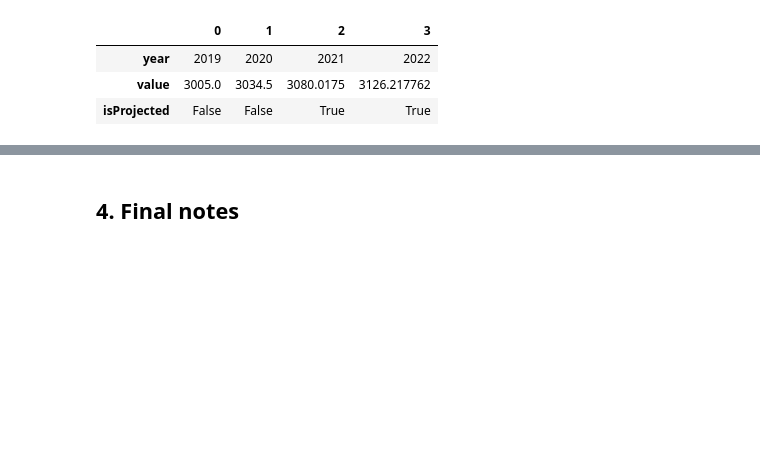
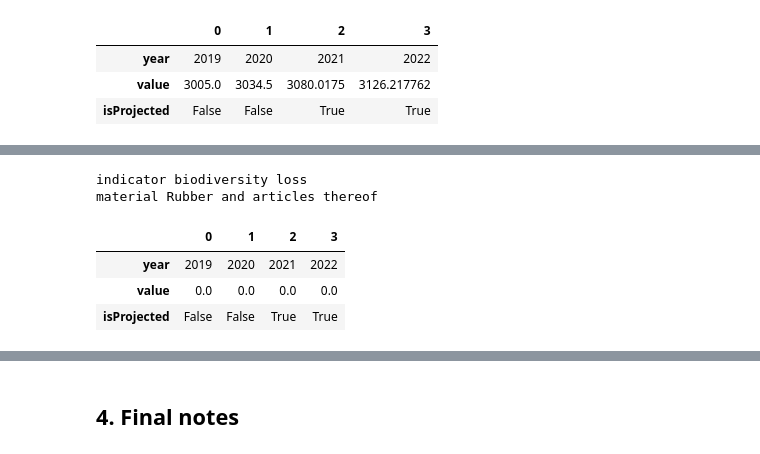
Before and after one commit to Vizzuality/landgriffon, a Jupyter notebook: data/notebooks/Lab/8_1_scenario_prototype_create_scenario.ipynb, the cells around one changed output, grey strips where cells are left out. Drawn from its saved outputs; the diff is of its cells as text; code cells hidden in the pictures; blank space fills up the shorter version.

```diff
--- a/data/notebooks/Lab/8_1_scenario_prototype_create_scenario.ipynb
+++ b/data/notebooks/Lab/8_1_scenario_prototype_create_scenario.ipynb
@@ -260,0 +430,6 @@ material Rubber and articles thereof
+# %%
+georegion_id = '7f7316fb-db05-4215-835b-68569923aead'
+material_id = '0d7b1be5-dc86-47b8-ba3a-25190a275011'
+
+estimates = get_LG_base_estimates(material_id, georegion_id)
+estimates
@@ -353,0 +470,12 @@ Image(filename = "../../datasets/raw/images/change_prod_efficiency.png", width =
+# %%
+# exacmple for one location
+print('indicator',new_parsed_data[0]['indicatorShortName'])
+print('material', new_parsed_data[0]['rows'][0]['name'])
+pd.DataFrame(new_parsed_data[0]['rows'][0]['values']).transpose()
+# %% [output]
+indicator biodiversity loss
+material Rubber and articles thereof
+|  | 0 | 1 | 2 | 3 |
+| year | 2019 | 2020 | 2021 | 2022 |
+| value | 0.0 | 0.0 | 0.0 | 0.0 |
+| isProjected | False | False | True | True |
```
Also changed, not shown: parts of 29 cells of this notebook.
